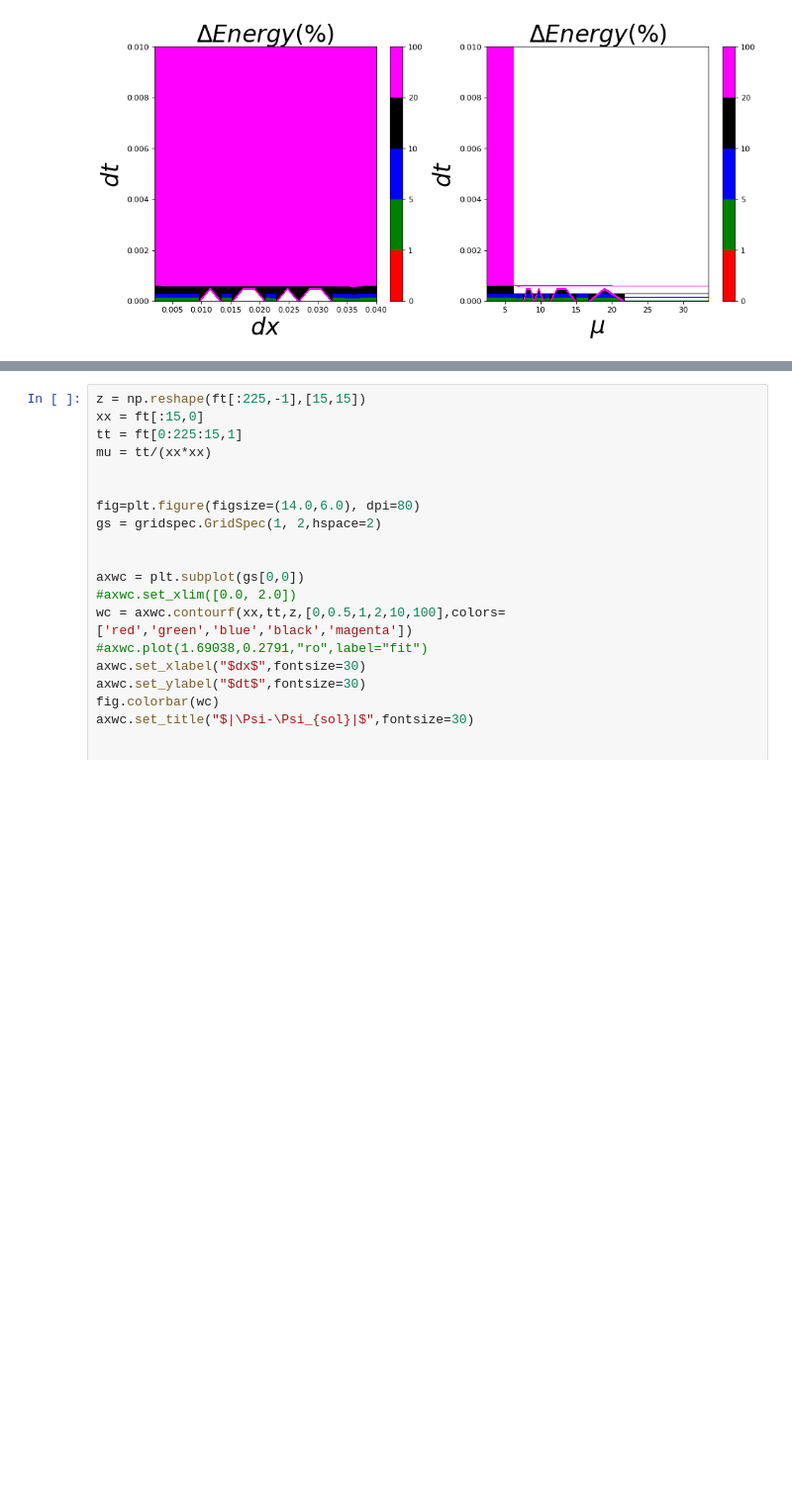
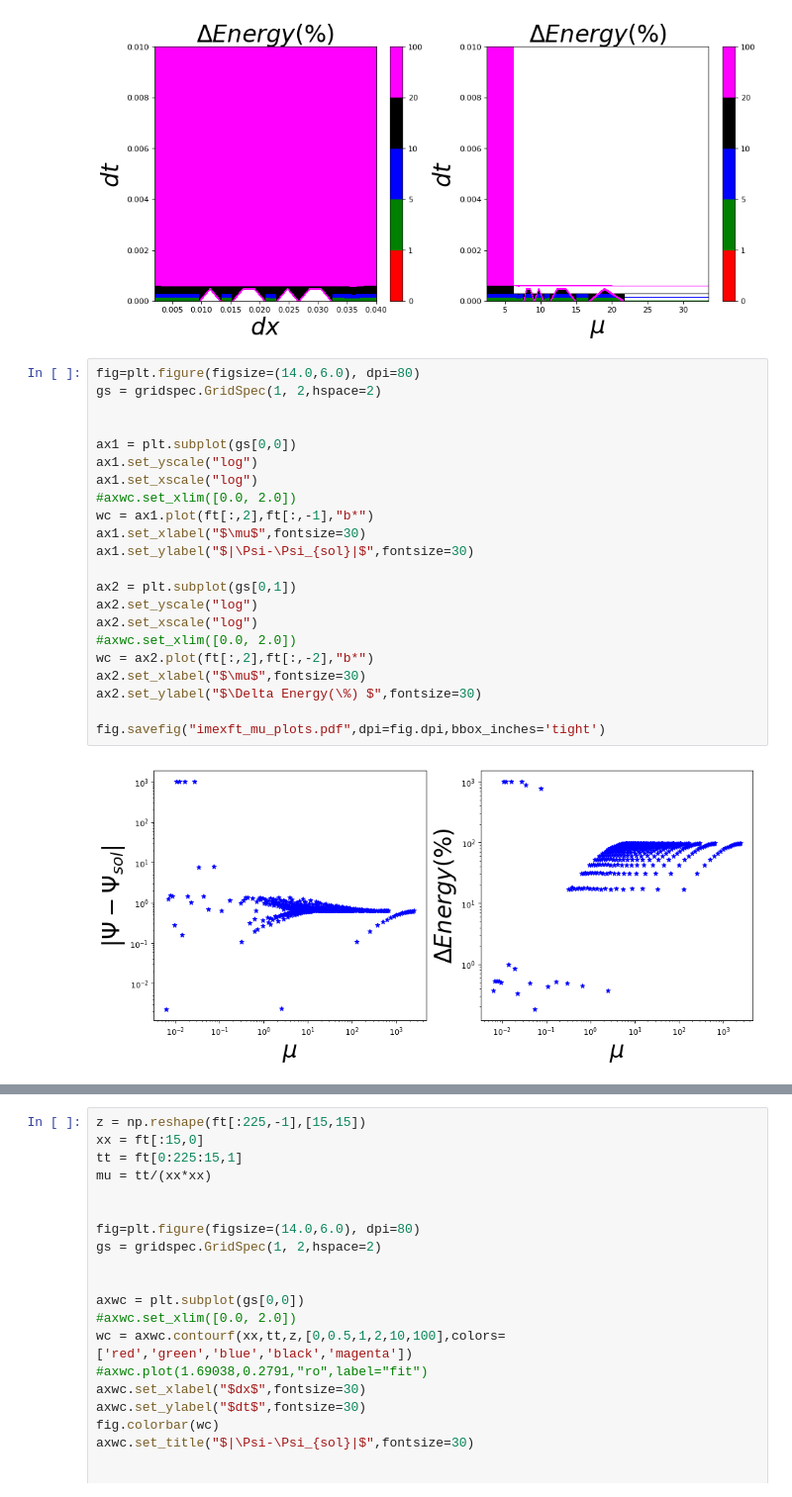
Before and after one commit to manu0x/scalar_fields, a Jupyter notebook: mock/plot_imex_err_1.ipynb, the cells around one changed output, grey strips where cells are left out. Shown at 99% size. Saved outputs shown, nothing was run; the diff lists cells and outputs as text; blank space fills up the shorter version.

Commit message:
updating plot pynb

```diff
--- a/mock/plot_imex_err_1.ipynb
+++ b/mock/plot_imex_err_1.ipynb
@@ -73,3 +81,27 @@ axwc.set_title("$\Delta Energy(\%) $",fontsize=30)
 fig.savefig("imexft_energyperc_contour.pdf",dpi=fig.dpi,bbox_inches='tight')
 # %% [output]
 [figure]
+# %%
+fig=plt.figure(figsize=(14.0,6.0), dpi=80)
+gs = gridspec.GridSpec(1, 2,hspace=2)
+
+
+ax1 = plt.subplot(gs[0,0])
+ax1.set_yscale("log")
+ax1.set_xscale("log")
+#axwc.set_xlim([0.0, 2.0])
+wc = ax1.plot(ft[:,2],ft[:,-1],"b*")
+ax1.set_xlabel("$\mu$",fontsize=30)
+ax1.set_ylabel("$|\Psi-\Psi_{sol}|$",fontsize=30)
+
+ax2 = plt.subplot(gs[0,1])
+ax2.set_yscale("log")
+ax2.set_xscale("log")
+#axwc.set_xlim([0.0, 2.0])
+wc = ax2.plot(ft[:,2],ft[:,-2],"b*")
+ax2.set_xlabel("$\mu$",fontsize=30)
+ax2.set_ylabel("$\Delta Energy(\%) $",fontsize=30)
+
+fig.savefig("imexft_mu_plots.pdf",dpi=fig.dpi,bbox_inches='tight')
+# %% [output]
+[figure, added]
```
Also changed, not shown: parts of 6 cells of this notebook, 2 other files.
